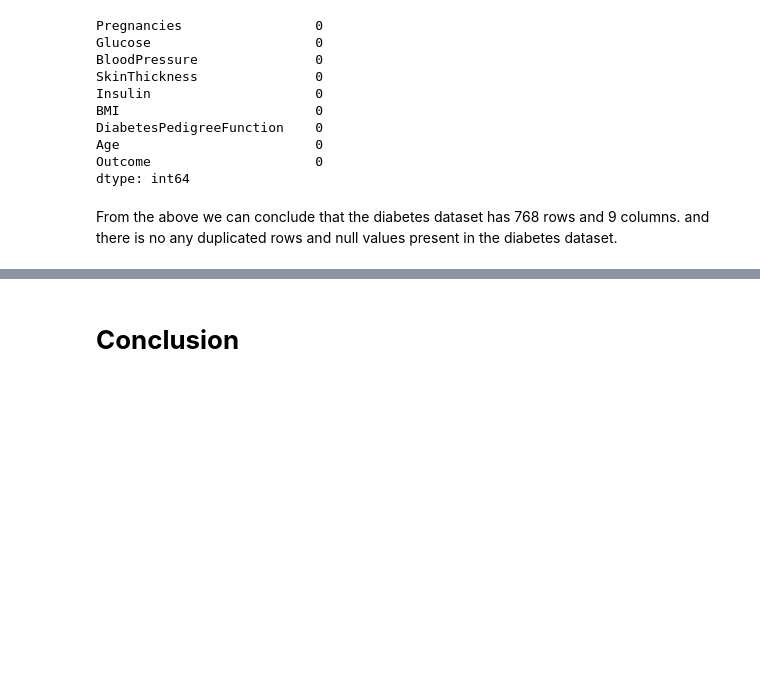
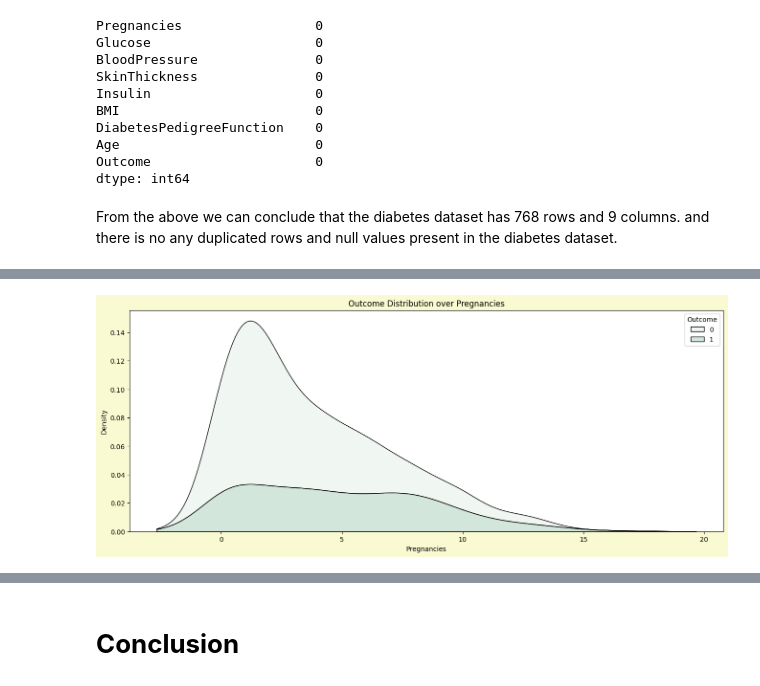
Before and after one commit to hmarathe420/Diabetes_Prediction, a Jupyter notebook: Diabetes_Prediction.ipynb, the cells around one changed output, grey strips where cells are left out. Drawn from its saved outputs; the diff is of its cells as text; code cells hidden in the pictures; blank space fills up the shorter version.

```diff
--- a/Diabetes_Prediction.ipynb
+++ b/Diabetes_Prediction.ipynb
@@ -134,0 +148,9 @@ From the above we can conclude that the diabetes dataset has 768 rows and 9 colu
+# %%
+# Outcome distribution over Pregnancies
+plt.figure(figsize = (16,6), facecolor = 'lightgoldenrodyellow')
+sns.kdeplot(data = df , x = 'Pregnancies', hue = 'Outcome',multiple = "stack")
+plt.title("Outcome Distribution over Pregnancies")
+plt.plot()
+plt.show()
+# %% [output]
+[figure, added]
```
Also changed, not shown: parts of 12 cells of this notebook.
